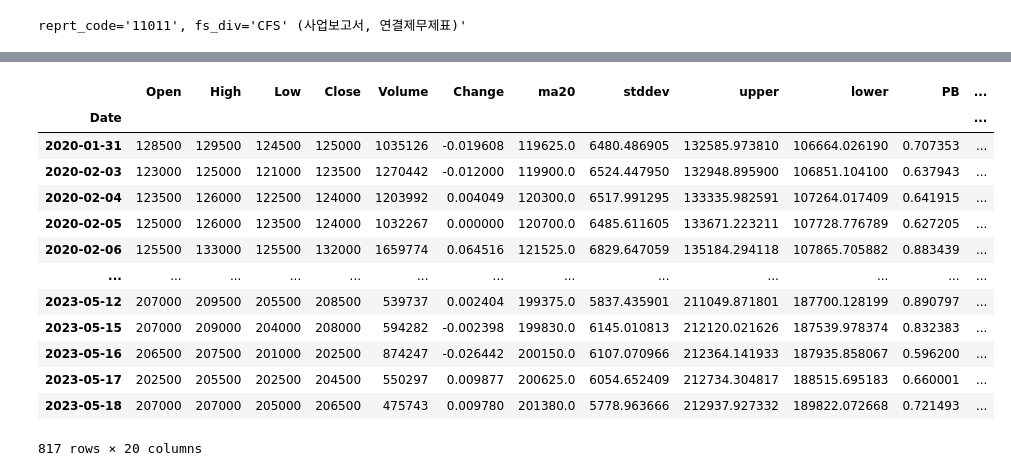
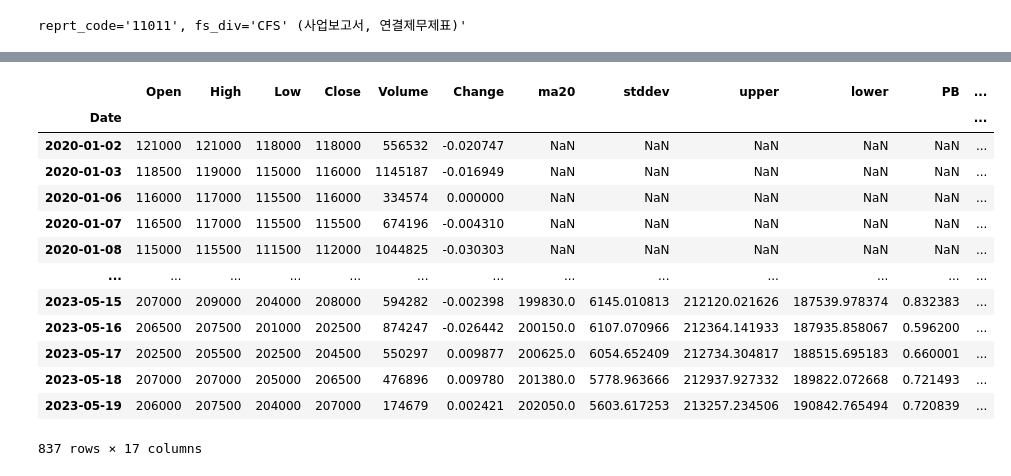
Before and after one commit to chickchop/algo_trader, a Jupyter notebook: algo/test.ipynb, the cells around one changed output, grey strips where cells are left out. Drawn from its saved outputs; the diff is of its cells as text; code cells hidden in the pictures.

```diff
--- a/algo/test.ipynb
+++ b/algo/test.ipynb
@@ -131,7 +126,6 @@ stock_df['bandwidth'] = (stock_df["upper"] - stock_df['lower']) / (stock_df["ma2
 stock_df['ma5'] = stock_df['Close'].rolling(window=5).mean() # 60일 이동평균
 stock_df['ma60'] = stock_df['Close'].rolling(window=60).mean() # 60일 이동평균
 stock_df['ma120'] = stock_df['Close'].rolling(window=120).mean() # 120일 이동평균
-
 
 
 # 10일(거래일 기준으로 2주 동안) 기준의 현금흐름지표를 구하는 코드
@@ -150,23 +144,24 @@ for i in range(len(stock_df['Close'])-1):
 
 stock_df['MFR'] = stock_df['PMF'].rolling(window=10).sum()/stock_df['NMF'].rolling(window=10).sum()
 stock_df['MFI10'] = 100 - 100/(1+stock_df['MFR'])
-stock_df = stock_df[19:] # 20일 이동평균을 구했기 때문에 20번째 행부터 값이 들어가 있음
-stock_df
-# %% [output]
-|  | Open | High | Low | Close | Volume | Change | ma20 | stddev | upper | lower | PB | ... |
-| Date |  |  |  |  |  |  |  |  |  |  |  | ... |
-| 2020-01-31 | 128500 | 129500 | 124500 | 125000 | 1035126 | -0.019608 | 119625.0 | 6480.486905 | 132585.973810 | 106664.026190 | 0.707353 | ... |
-| 2020-02-03 | 123000 | 125000 | 121000 | 123500 | 1270442 | -0.012000 | 119900.0 | 6524.447950 | 132948.895900 | 106851.104100 | 0.637943 | ... |
-| 2020-02-04 | 123500 | 126000 | 122500 | 124000 | 1203992 | 0.004049 | 120300.0 | 6517.991295 | 133335.982591 | 107264.017409 | 0.641915 | ... |
-| 2020-02-05 | 125000 | 126000 | 123500 | 124000 | 1032267 | 0.000000 | 120700.0 | 6485.611605 | 133671.223211 | 107728.776789 | 0.627205 | ... |
-| 2020-02-06 | 125500 | 133000 | 125500 | 132000 | 1659774 | 0.064516 | 121525.0 | 6829.647059 | 135184.294118 | 107865.705882 | 0.883439 | ... |
-| ... | ... | ... | ... | ... | ... | ... | ... | ... | ... | ... | ... | ... |
-| 2023-05-12 | 207000 | 209500 | 205500 | 208500 | 539737 | 0.002404 | 199375.0 | 5837.435901 | 211049.871801 | 187700.128199 | 0.890797 | ... |
-| 2023-05-15 | 207000 | 209000 | 204000 | 208000 | 594282 | -0.002398 | 199830.0 | 6145.010813 | 212120.021626 | 187539.978374 | 0.832383 | ... |
-| 2023-05-16 | 206500 | 207500 | 201000 | 202500 | 874247 | -0.026442 | 200150.0 | 6107.070966 | 212364.141933 | 187935.858067 | 0.596200 | ... |
-| 2023-05-17 | 202500 | 205500 | 202500 | 204500 | 550297 | 0.009877 | 200625.0 | 6054.652409 | 212734.304817 | 188515.695183 | 0.660001 | ... |
-| 2023-05-18 | 207000 | 207000 | 205000 | 206500 | 475743 | 0.009780 | 201380.0 | 5778.963666 | 212937.927332 | 189822.072668 | 0.721493 | ... |
-817 rows × 20 columns
+# %%
+
+stock_df[stock_df.index > datetime(2020,1,1)]
+# %% [output]
+|  | Open | High | Low | Close | Volume | Change | ma20 | stddev | upper | lower | PB | ... |
+| Date |  |  |  |  |  |  |  |  |  |  |  | ... |
+| 2020-01-02 | 121000 | 121000 | 118000 | 118000 | 556532 | -0.020747 | NaN | NaN | NaN | NaN | NaN | ... |
+| 2020-01-03 | 118500 | 119000 | 115000 | 116000 | 1145187 | -0.016949 | NaN | NaN | NaN | NaN | NaN | ... |
+| 2020-01-06 | 116000 | 117000 | 115500 | 116000 | 334574 | 0.000000 | NaN | NaN | NaN | NaN | NaN | ... |
+| 2020-01-07 | 116500 | 117000 | 115500 | 115500 | 674196 | -0.004310 | NaN | NaN | NaN | NaN | NaN | ... |
+| 2020-01-08 | 115000 | 115500 | 111500 | 112000 | 1044825 | -0.030303 | NaN | NaN | NaN | NaN | NaN | ... |
+| ... | ... | ... | ... | ... | ... | ... | ... | ... | ... | ... | ... | ... |
+| 2023-05-15 | 207000 | 209000 | 204000 | 208000 | 594282 | -0.002398 | 199830.0 | 6145.010813 | 212120.021626 | 187539.978374 | 0.832383 | ... |
+| 2023-05-16 | 206500 | 207500 | 201000 | 202500 | 874247 | -0.026442 | 200150.0 | 6107.070966 | 212364.141933 | 187935.858067 | 0.596200 | ... |
+| 2023-05-17 | 202500 | 205500 | 202500 | 204500 | 550297 | 0.009877 | 200625.0 | 6054.652409 | 212734.304817 | 188515.695183 | 0.660001 | ... |
+| 2023-05-18 | 207000 | 207000 | 205000 | 206500 | 476896 | 0.009780 | 201380.0 | 5778.963666 | 212937.927332 | 189822.072668 | 0.721493 | ... |
+| 2023-05-19 | 206000 | 207500 | 204000 | 207000 | 174679 | 0.002421 | 202050.0 | 5603.617253 | 213257.234506 | 190842.765494 | 0.720839 | ... |
+837 rows × 17 columns
 # %%
 up = stock_df[stock_df["Close"] >= stock_df["Open"]]
 down = stock_df[stock_df["Close"] < stock_df["Open"]]
```
Also changed, not shown: parts of 12 cells of this notebook, 4 other files.
